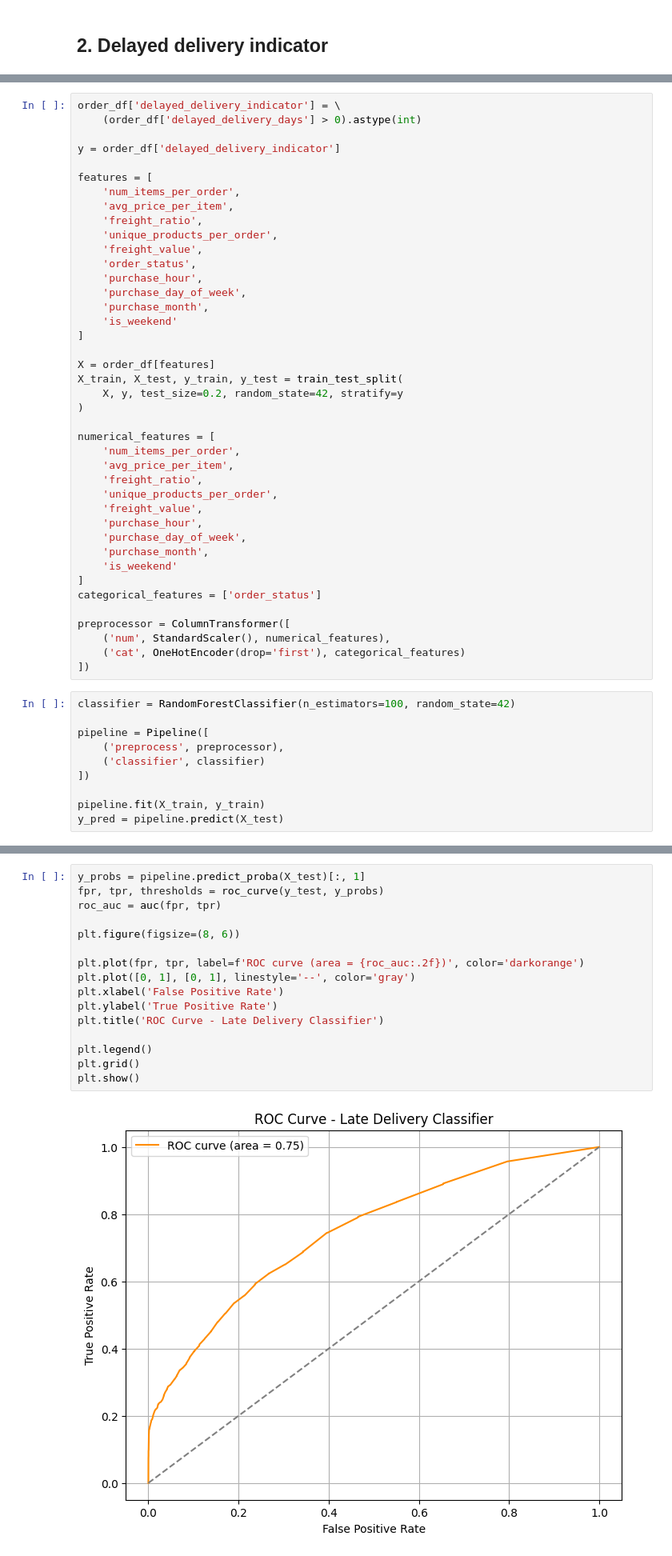
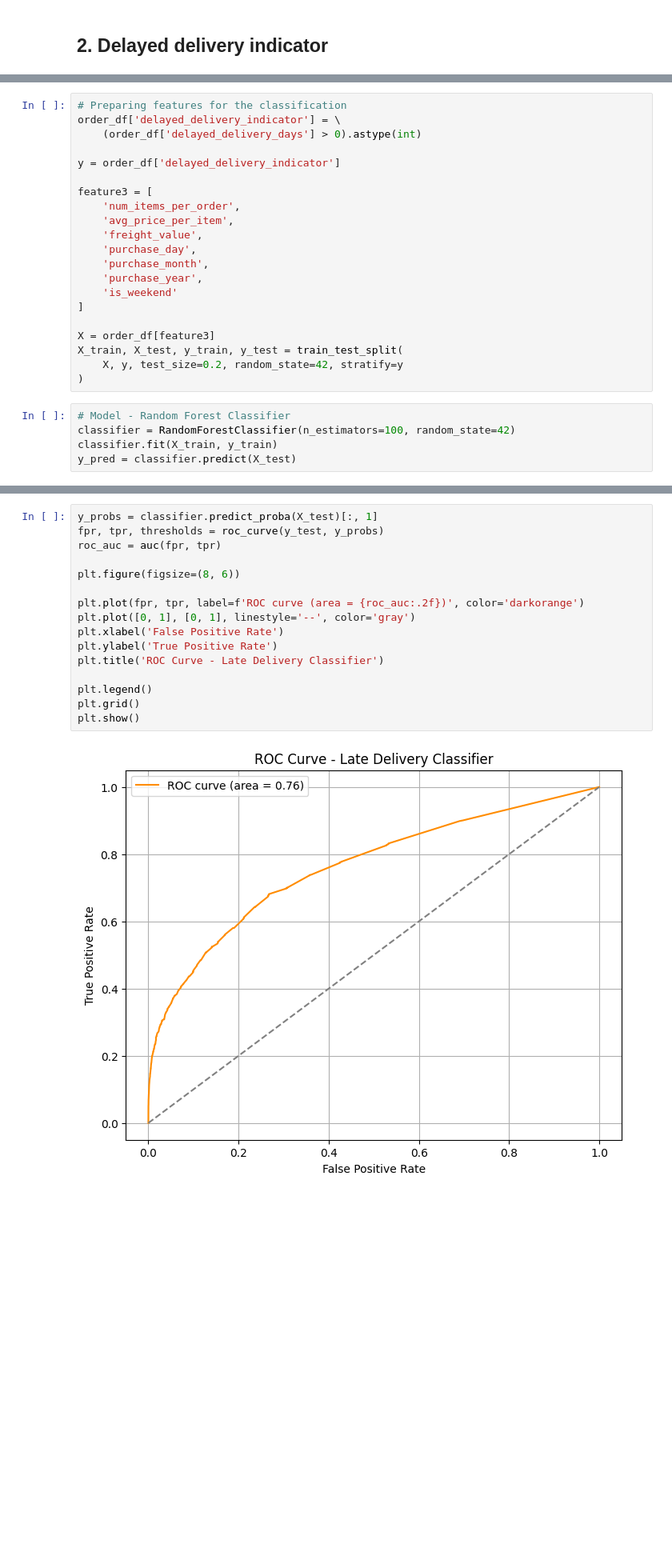
Before and after one commit to sohaibsalman13/Sales-Revenue-Prediction-App, a Jupyter notebook: main.ipynb, the cells around one changed output, grey strips where cells are left out. Shown at 80% size. Saved outputs shown, nothing was run; the diff lists cells and outputs as text; blank space fills up the shorter version.

```diff
--- a/main.ipynb
+++ b/main.ipynb
@@ -516,53 +601,28 @@ from sklearn.metrics import classification_report, confusion_matrix
 from sklearn.metrics import roc_curve, auc
 from sklearn.decomposition import PCA
 # %%
+# Preparing features for the classification
 order_df['delayed_delivery_indicator'] = \
     (order_df['delayed_delivery_days'] > 0).astype(int)
 
 y = order_df['delayed_delivery_indicator']
 
-features = [
+feature3 = [
     'num_items_per_order',
     'avg_price_per_item',
-    'freight_ratio',
-    'unique_products_per_order',
     'freight_value',
-    'order_status',
-    'purchase_hour',
-    'purchase_day_of_week',
+    'purchase_day',
     'purchase_month',
+    'purchase_year',
     'is_weekend'
 ]
 
-X = order_df[features]
+X = order_df[feature3]
 X_train, X_test, y_train, y_test = train_test_split(
     X, y, test_size=0.2, random_state=42, stratify=y
 )
-
-numerical_features = [
-    'num_items_per_order',
-    'avg_price_per_item',
-    'freight_ratio',
-    'unique_products_per_order',
-    'freight_value',
-    'purchase_hour',
-    'purchase_day_of_week',
-    'purchase_month',
-    'is_weekend'
-]
-categorical_features = ['order_status']
-
-preprocessor = ColumnTransformer([
-    ('num', StandardScaler(), numerical_features),
-    ('cat', OneHotEncoder(drop='first'), categorical_features)
-])
 # %%
+# Model - Random Forest Classifier
 classifier = RandomForestClassifier(n_estimators=100, random_state=42)
-
-pipeline = Pipeline([
-    ('preprocess', preprocessor),
-    ('classifier', classifier)
-])
-
-pipeline.fit(X_train, y_train)
-y_pred = pipeline.predict(X_test)
+classifier.fit(X_train, y_train)
+y_pred = classifier.predict(X_test)
@@ -591,18 +648,18 @@ plt.show()
 # %%
-y_probs = pipeline.predict_proba(X_test)[:, 1]
+y_probs = classifier.predict_proba(X_test)[:, 1]
 fpr, tpr, thresholds = roc_curve(y_test, y_probs)
 roc_auc = auc(fpr, tpr)
 
 plt.figure(figsize=(8, 6))
 
 plt.plot(fpr, tpr, label=f'ROC curve (area = {roc_auc:.2f})', color='darkorange')
 plt.plot([0, 1], [0, 1], linestyle='--', color='gray')
 plt.xlabel('False Positive Rate')
 plt.ylabel('True Positive Rate')
 plt.title('ROC Curve - Late Delivery Classifier')
 
 plt.legend()
 plt.grid()
 plt.show()
 # %% [output]
-[figure, old version]
+[figure, new version]
```
Also changed, not shown: parts of 51 cells of this notebook, 3 other files.
